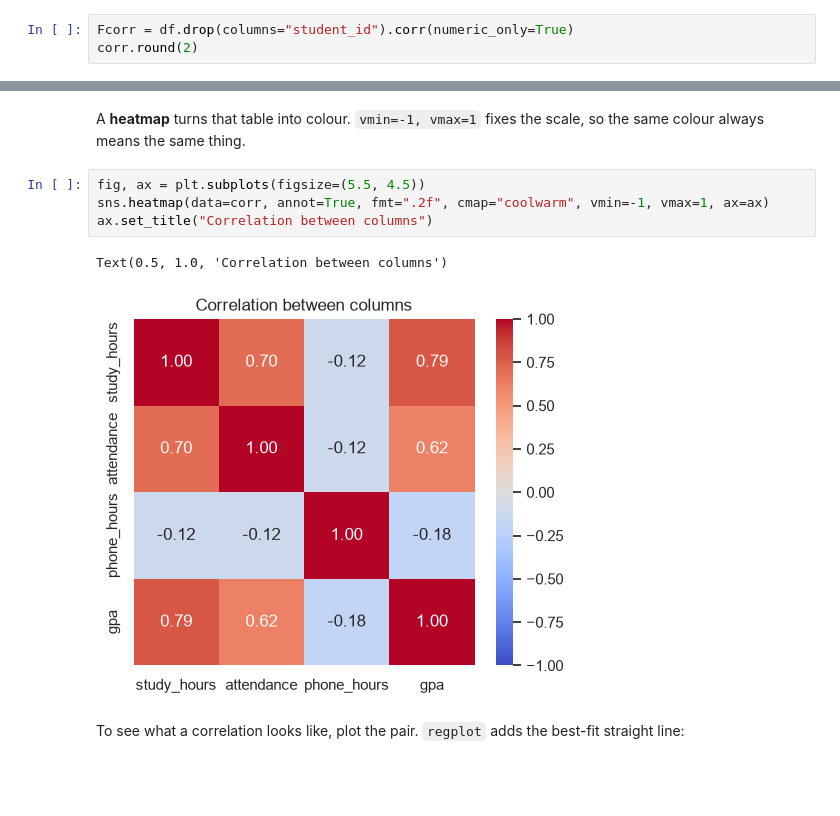
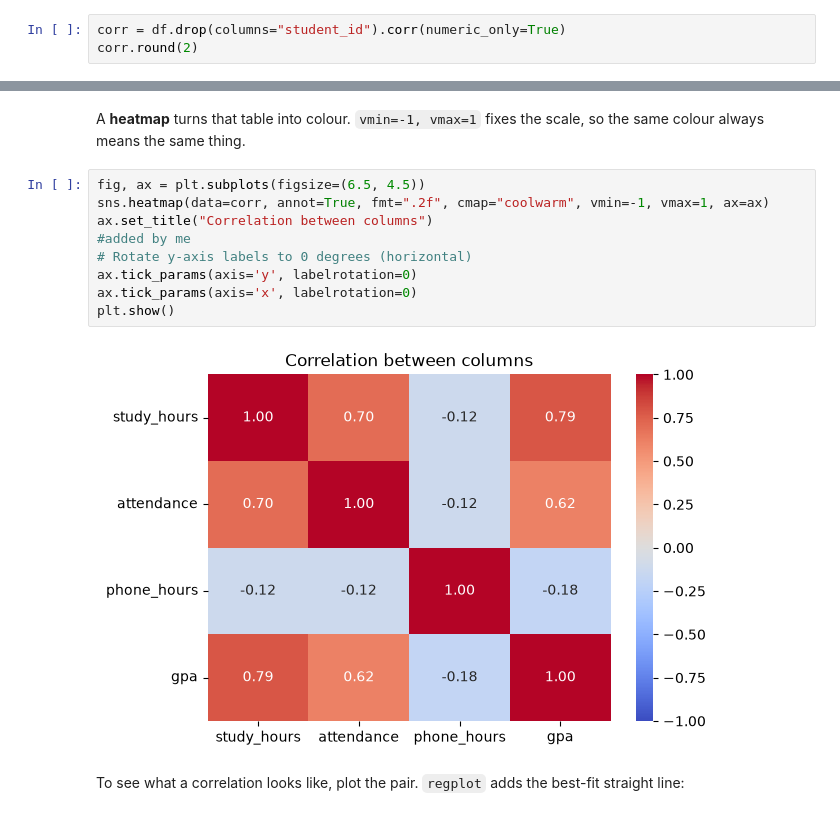
Before and after one commit to Mohammed-Khalil-Dev/Programing-For-Ai-ARTI303-Labs, a Jupyter notebook: src/Lab6/lab06.ipynb, the cells around one changed output, grey strips where cells are left out. Saved outputs shown, nothing was run; the diff lists cells and outputs as text; blank space fills up the shorter version.

```diff
--- a/src/Lab6/lab06.ipynb
+++ b/src/Lab6/lab06.ipynb
@@ -565,7 +577,7 @@ strong. `df.corr()` computes it for every pair of numeric columns.
 One thing first: `student_id` is a number, but it means nothing as a
 number. Drop it before correlating.
 # %%
-Fcorr = df.drop(columns="student_id").corr(numeric_only=True)
+corr = df.drop(columns="student_id").corr(numeric_only=True)
 corr.round(2)
 # %% [output]
 |  | study_hours | attendance | phone_hours | gpa |
@@ -577,12 +589,16 @@ corr.round(2)
 A **heatmap** turns that table into colour. `vmin=-1, vmax=1` fixes the
 scale, so the same colour always means the same thing.
 # %%
-fig, ax = plt.subplots(figsize=(5.5, 4.5))
+fig, ax = plt.subplots(figsize=(6.5, 4.5))
 sns.heatmap(data=corr, annot=True, fmt=".2f", cmap="coolwarm", vmin=-1, vmax=1, ax=ax)
 ax.set_title("Correlation between columns")
+#added by me
+# Rotate y-axis labels to 0 degrees (horizontal)
+ax.tick_params(axis='y', labelrotation=0)
+ax.tick_params(axis='x', labelrotation=0)
+plt.show()
 # %% [output]
-Text(0.5, 1.0, 'Correlation between columns')
-[figure, old version]
+[figure, new version]
 # %% [markdown]
 To see what a correlation looks like, plot the pair. `regplot` adds the
 best-fit straight line:
```
Also changed, not shown: parts of 1 cell of this notebook, 6 other files.
